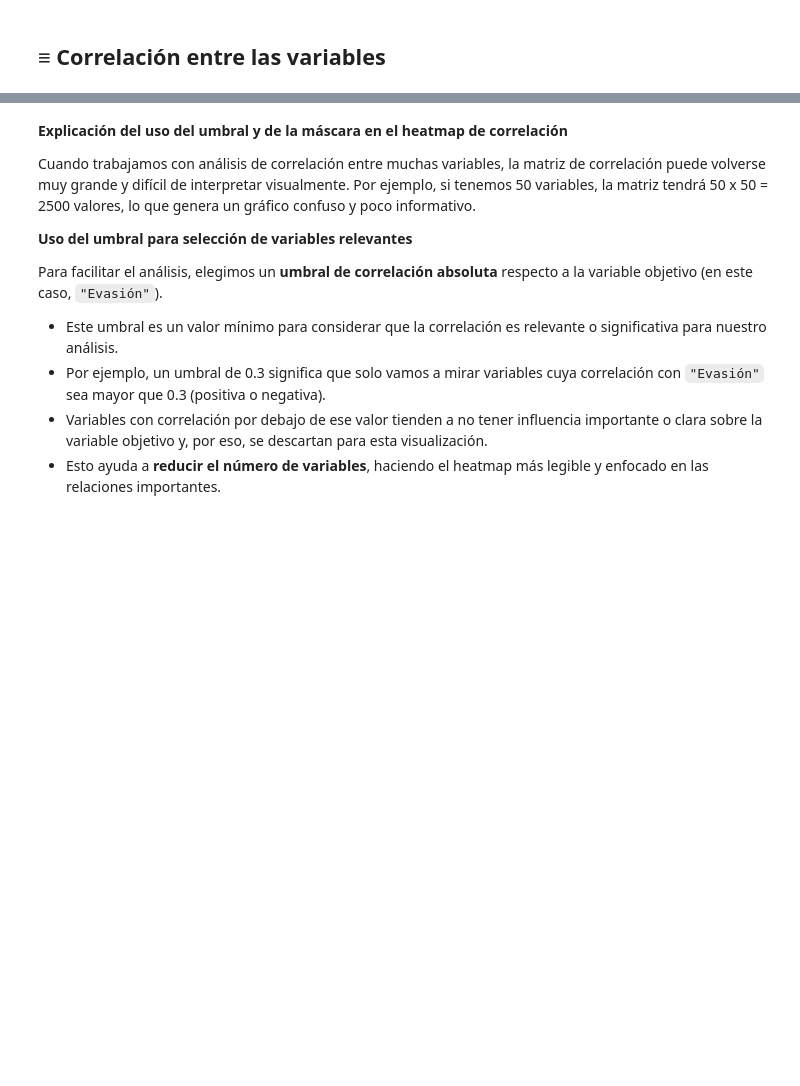
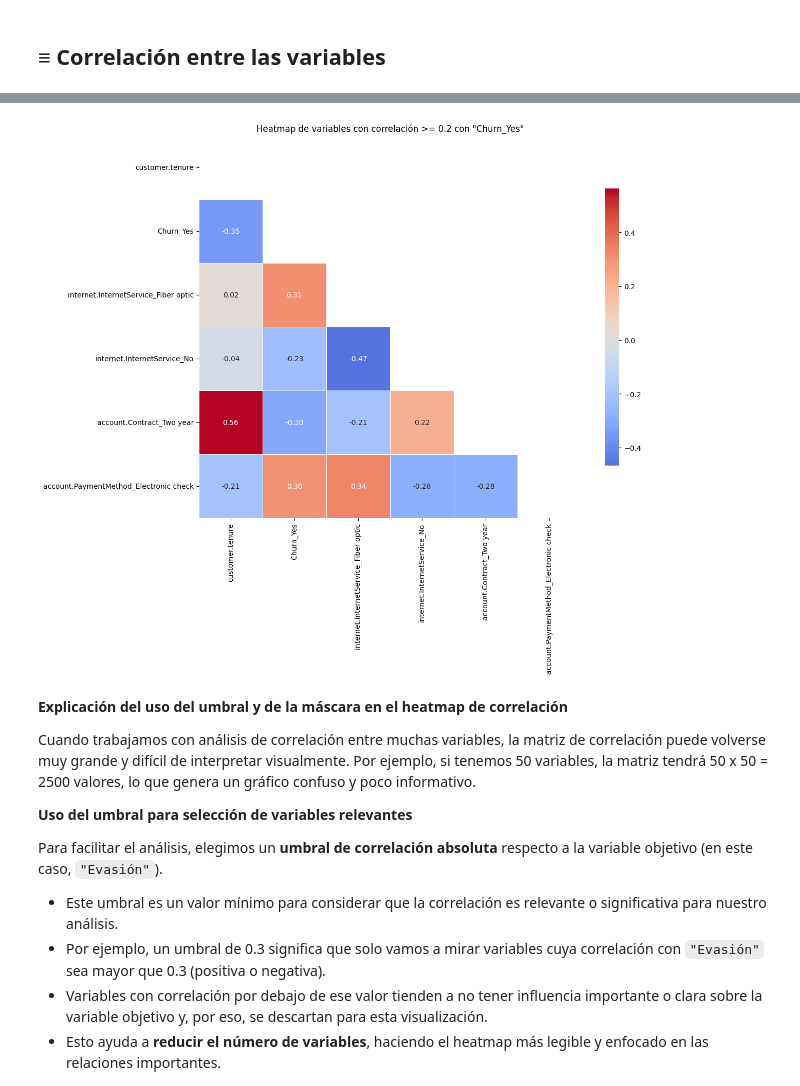
Before and after one commit to MarteDevs/reto_final_telecomX, a Jupyter notebook: TelecomX_Maching_Learning.ipynb, the cells around one changed output, grey strips where cells are left out. Cells and saved outputs as stored; diff of their text form; code cells hidden in the pictures; blank space fills up the shorter version.

````diff
--- a/TelecomX_Maching_Learning.ipynb
+++ b/TelecomX_Maching_Learning.ipynb
@@ -171,5 +281,5 @@ plt.show()
 # %%
-```python
+
 import matplotlib.pyplot as plt
 import seaborn as sns
 import numpy as np
@@ -182,34 +292,35 @@ limiar = 0.2
 
 # Filtrar variables que tengan correlación absoluta >= umbral con la variable objetivo
 # Esto crea una lista con las variables relevantes
 variaveis_relevantes = corr.index[abs(corr[target_var]) >= limiar].tolist()
 
 # Asegurar que la variable objetivo esté en la lista (si no está, añadirla)
 if target_var not in variaveis_relevantes:
     variaveis_relevantes.append(target_var)
 
 # Crear una matriz de correlación solo con las variables seleccionadas
 corr_filtrada = corr.loc[variaveis_relevantes, variaveis_relevantes]
 
 # Generar una máscara para ocultar el triángulo superior de la matriz (incluida la diagonal)
 mascara = np.triu(np.ones_like(corr_filtrada, dtype=bool))
 
 # Graficar el heatmap con la máscara aplicada para mejor visualización
 plt.figure(figsize=(12,10))
 sns.heatmap(
     corr_filtrada,
     annot=True,
     fmt=".2f",
     cmap='coolwarm',
     center=0,
     square=True,
     linewidths=0.5,
     cbar_kws={"shrink": 0.7},
     mask=mascara
 )
 plt.title(f'Heatmap de variables con correlación >= {limiar} con "{target_var}"')
 plt.show()
-```
+# %% [output]
+[figure, added]
 # %% [markdown]
 **Explicación del uso del umbral y de la máscara en el heatmap de correlación**
 
````
Also changed, not shown: parts of 15 cells of this notebook.
